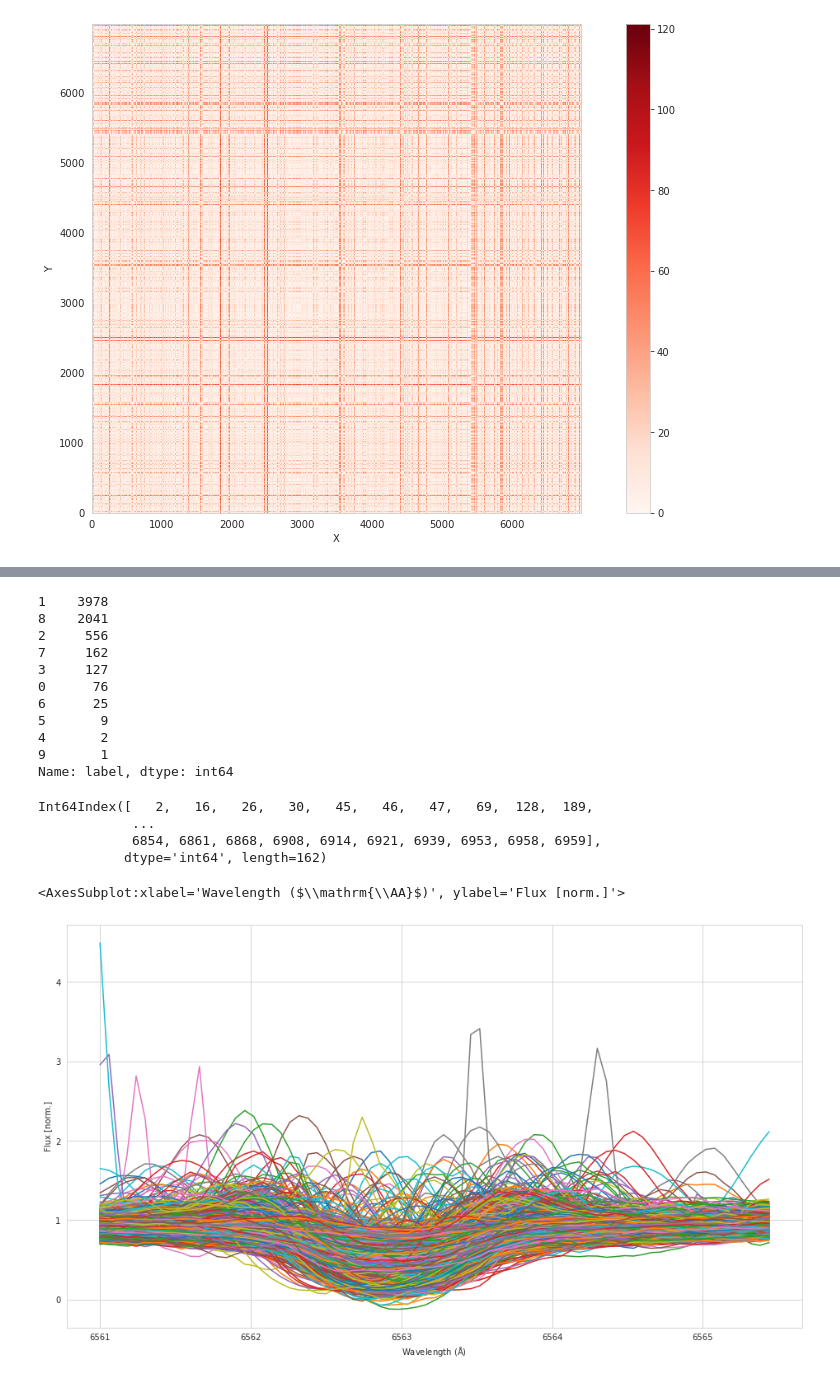
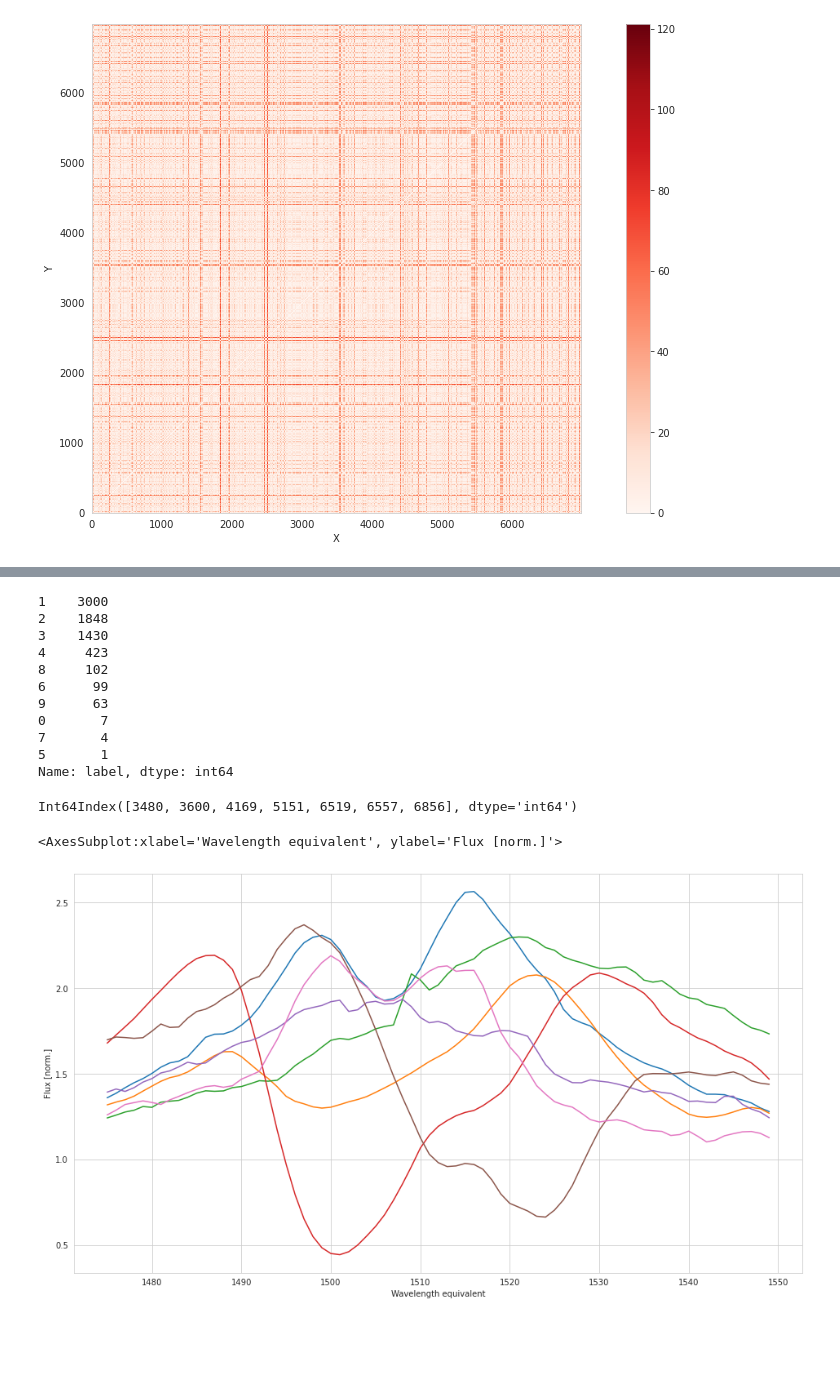
Before and after one commit to PravNJ/PCT-stars-GALAH, a Jupyter notebook: dtw-agglo-clustering.ipynb, the cells around one changed output, grey strips where cells are left out. Saved outputs shown, nothing was run; the diff lists cells and outputs as text; code cells hidden in the pictures; blank space fills up the shorter version.

Commit message:
checking sobject ids against classes

```diff
--- a/dtw-agglo-clustering.ipynb
+++ b/dtw-agglo-clustering.ipynb
@@ -100,7 +79,8 @@ distance_cost_plot(distance_matrix_square_form)
 # %% [output]
 [figure]
 # %%
-agglom = AgglomerativeClustering(n_clusters = 10, linkage = 'complete')
+#agglom = AgglomerativeClustering(n_clusters = 10, linkage = 'complete', affinity='precomputed')
+agglom = AgglomerativeClustering(n_clusters = 10, linkage = 'complete', affinity='precomputed')
 agglom.fit(distance_matrix_square_form)
 agglom.labels_
 # %% [output]
@@ -108,2 +87,0 @@ array([8, 2, 7, ..., 8, 8, 1])
-# %%
-df_masked.columns = wl_grid[PLOT_MASK]
@@ -179,14 +144,14 @@ df_masked.head()
 # %%
 df_masked["label"].value_counts()
 # %% [output]
-1    3978
-8    2041
-2     556
-7     162
-3     127
-0      76
-6      25
-5       9
-4       2
-9       1
+1    3000
+2    1848
+3    1430
+4     423
+8     102
+6      99
+9      63
+0       7
+7       4
+5       1
 Name: label, dtype: int64
@@ -195,12 +158,9 @@ df_masked_label = df_masked.loc[df_masked["label"]==7]
-# %%
-print(df_masked_label.index)
-# %% [output]
-Int64Index([   2,   16,   26,   30,   45,   46,   47,   69,  128,  189,
-            ...
-            6854, 6861, 6868, 6908, 6914, 6921, 6939, 6953, 6958, 6959],
-           dtype='int64', length=162)
 # %%
-(df_masked.loc[df_masked['label'] == 1].drop(columns=['label','sobject_id']).T).plot(legend=False, xlabel = "Wavelength ($\mathrm{\AA}$)", ylabel= "Flux [norm.]")
+CLASS = 0
+df_masked_label = df_masked.loc[df_masked["label"]==CLASS]
+print(df_masked_label.index)
+(df_masked.loc[df_masked['label'] == CLASS].drop(columns=['label','sobject_id']).T).plot(legend=False, xlabel = "Wavelength equivalent", ylabel= "Flux [norm.]")
 # %% [output]
-<AxesSubplot:xlabel='Wavelength ($\\mathrm{\\AA}$)', ylabel='Flux [norm.]'>
+Int64Index([3480, 3600, 4169, 5151, 6519, 6557, 6856], dtype='int64')
+<AxesSubplot:xlabel='Wavelength equivalent', ylabel='Flux [norm.]'>
-[figure, old version]
+[figure, new version]
```
Also changed, not shown: parts of 21 cells of this notebook, 1 other file.
